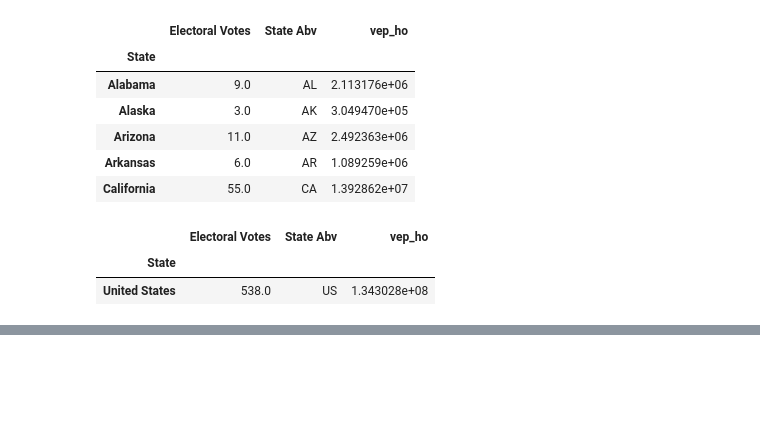
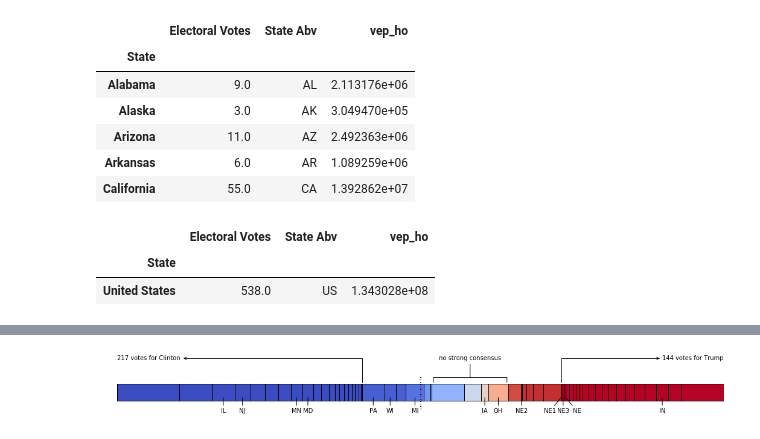
Before and after one commit to reallyasi9/pickem-analysis, a Jupyter notebook: election-2016/election-pickem.ipynb, the cells around one changed output, grey strips where cells are left out. Cells and saved outputs as stored; diff of their text form; code cells hidden in the pictures; blank space fills up the shorter version.

```diff
--- a/election-2016/election-pickem.ipynb
+++ b/election-2016/election-pickem.ipynb
@@ -154,0 +283,5 @@ dtype: float64
+# %%
+# How about who will win?  Ignore pct.
+picks_win_df = picks_pct_df.applymap(np.sign)
+picks_win = picks_win_df.mean(axis='columns').sort_values(ascending=False)
+picks_win
@@ -154,0 +306,63 @@ dtype: float64
+# %%
+# Let's see if I can plot this like 538's road to victory...
+picks_win_mean_df = pd.DataFrame(picks_win, columns=['mean'])
+picks_win_mean_df = picks_win_mean_df.merge(state_df, how='left', right_index=True, left_index=True)
+picks_win_mean_df['signed_ev'] = picks_win_mean_df['Electoral Votes'] * picks_win_mean_df['mean'].apply(np.sign)
+picks_win_mean_df.sort_values(['mean', 'signed_ev'], ascending=[False, False], inplace=True)
+path_x = picks_win_mean_df['Electoral Votes'].cumsum().as_matrix()
+path_x = np.roll(path_x, 1)
+path_x[0] = 0
+path_w = picks_win_mean_df['Electoral Votes'].as_matrix()
+path_c = (-picks_win_mean_df['mean'].as_matrix() + 1)/2
+
+plt.figure(figsize=(18,1))
+cmap = plt.get_cmap('coolwarm', 538)
+
+patches = [matplotlib.patches.Rectangle((x, -.5), w, 1, facecolor=cmap(c))
+           for x, w, c in zip(path_x, path_w, path_c)]
+ax = plt.gca()
+for patch in patches:
+    ax.add_patch(patch)
+# Annotate some notable states
+b1g = {
+    'IL': (94,0),
+    'NJ': (111,0),
+    'MN': (159,0),
+    'MD': (169,0),
+    'PA': (227,0),
+    'WI': (242,0),
+    'MI': (264,0),
+    'IA': (326,0),
+    'OH': (338,0),
+    'NE2': (358.5,0),
+    'NE1': (394.5,-20),
+    'NE3': (395.5,0),
+    'NE': (397,20),
+    'IN': (483.5,0),
+}
+for name, values in b1g.items():
+    x = values[0]
+    o = values[1]
+    plt.annotate(name, xy=(x, -.25), xycoords='data', xytext=(o, -24), textcoords='offset points',
+                 ha='center', va='center',
+                 arrowprops=dict(arrowstyle='-'))
+
+# Definitely one way or the other
+plt.annotate('217 votes for Clinton', xy=(217, .5), xycoords='data', xytext=(0, 2), textcoords='data',
+            ha='left', va='center',
+            arrowprops=dict(connectionstyle='angle,angleA=0,angleB=90', arrowstyle='<-'))
+plt.annotate('144 votes for Trump', xy=(394, .5), xycoords='data', xytext=(538, 2), textcoords='data',
+            ha='right', va='center',
+            arrowprops=dict(connectionstyle='angle,angleA=0,angleB=90', arrowstyle='<-'))
+plt.annotate('no strong consensus', xy=(313, .8), xycoords='data', xytext=(313, 2), textcoords='data',
+             ha='center', va='center',
+            arrowprops=dict(arrowstyle='-[,widthB=6.1,lengthB=.8'))
+
+plt.vlines(538/2, -1, 1, linewidth=2, linestyle='dotted')
+plt.xlim((0,538))
+plt.ylim((-1,1))
+plt.axis('off')
+
+plt.savefig('state-consensus.png')
+# %% [output]
+[figure, added]
```
Also changed, not shown: parts of 21 cells of this notebook, 2 other files.
